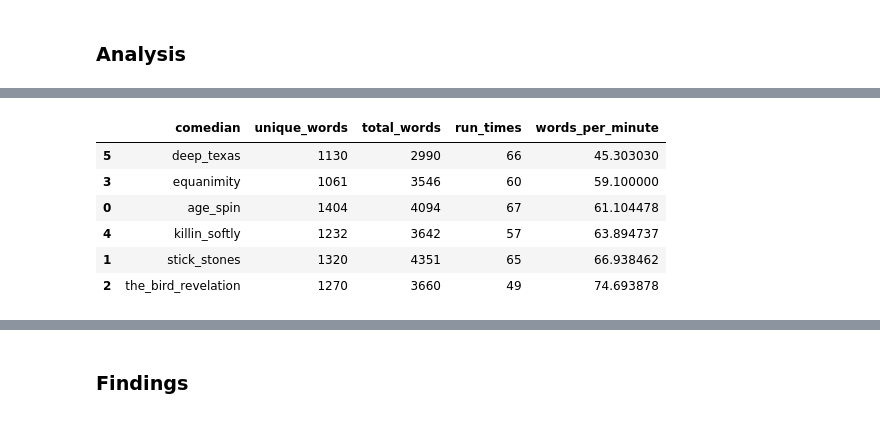
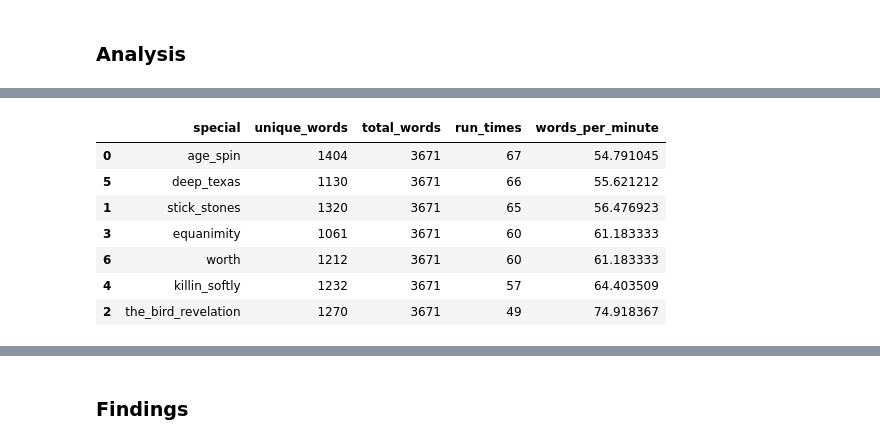
Before and after one commit to KwasiArhin/chappelle_comedy-, a Jupyter notebook: 2-Exploratory-Data-Analysis.ipynb, the cells around one changed output, grey strips where cells are left out. Cells and saved outputs as stored; diff of their text form; code cells hidden in the pictures.

```diff
--- a/2-Exploratory-Data-Analysis.ipynb
+++ b/2-Exploratory-Data-Analysis.ipynb
@@ -143,7 +143,7 @@ Counter(words).most_common()
 [interactive output not drawn]
 # %%
 # If more than 4 of the specials have it as a top word, exclude it from the list
-add_stop_words = [word for word, count in Counter(words).most_common() if count > 4]
+add_stop_words = [word for word, count in Counter(words).most_common() if count > 5]
 add_stop_words
 # %% [output]
 ['like',
@@ -197,7 +195,7 @@ from wordcloud import WordCloud
 wc = WordCloud(
     stopwords=stop_words,
     background_color="white",
-    colormap="autumn",
+    colormap="coolwarm_r",
     max_font_size=150,
     random_state=42,
 )
@@ -216,9 +214,10 @@ full_names = [
     "equanimity",
     "killin_softly",
     "deep_texas",
+    "worth",
 ]
-# Create subplots for each comedian
-for index, comedian in enumerate(data.columns):
+# Create subplots for each special
+for index, special in enumerate(data.columns):
     wc.generate(data_clean.transcript[comedian])
 
     plt.subplot(3, 4, index + 1)
@@ -241,17 +241,17 @@ plt.show()
 # %% [markdown]
 ### Analysis
 # %%
-# Find the number of unique words that each comedian uses
+# Find the number of unique words in each special
 
 # Identify the non-zero items in the document-term matrix, meaning that the word occurs at least once
 unique_list = []
-for comedian in data.columns:
-    uniques = data[comedian].nonzero()[0].size
+for special in data.columns:
+    uniques = data[special].nonzero()[0].size
     unique_list.append(uniques)
 
 # Create a new dataframe that contains this unique word count
 data_words = pd.DataFrame(
-    list(zip(full_names, unique_list)), columns=["comedian", "unique_words"]
+    list(zip(full_names, unique_list)), columns=["special", "unique_words"]
 )
 data_unique_sort = data_words.sort_values(by="unique_words")
 data_unique_sort
@@ -267,31 +268,32 @@ data_unique_sort
 # %%
 # Calculate the words per minute of each comedian
 
 # Find the total number of words that a comedian uses
 total_list = []
-for comedian in data.columns:
+for special in data.columns:
     totals = sum(data[comedian])
     total_list.append(totals)
 
 # Comedy special run times from IMDB, in minutes
-run_times = [67, 65, 49, 60, 57, 66]
+run_times = [67, 65, 49, 60, 57, 66, 60]
 
 # Let's add some columns to our dataframe
 data_words["total_words"] = total_list
 data_words["run_times"] = run_times
 data_words["words_per_minute"] = data_words["total_words"] / data_words["run_times"]
 
 # Sort the dataframe by words per minute to see who talks the slowest and fastest
 data_wpm_sort = data_words.sort_values(by="words_per_minute")
 data_wpm_sort
 # %% [output]
-|  | comedian | unique_words | total_words | run_times | words_per_minute |
-| 5 | deep_texas | 1130 | 2990 | 66 | 45.303030 |
-| 3 | equanimity | 1061 | 3546 | 60 | 59.100000 |
-| 0 | age_spin | 1404 | 4094 | 67 | 61.104478 |
-| 4 | killin_softly | 1232 | 3642 | 57 | 63.894737 |
-| 1 | stick_stones | 1320 | 4351 | 65 | 66.938462 |
-| 2 | the_bird_revelation | 1270 | 3660 | 49 | 74.693878 |
+|  | special | unique_words | total_words | run_times | words_per_minute |
+| 0 | age_spin | 1404 | 3671 | 67 | 54.791045 |
+| 5 | deep_texas | 1130 | 3671 | 66 | 55.621212 |
+| 1 | stick_stones | 1320 | 3671 | 65 | 56.476923 |
+| 3 | equanimity | 1061 | 3671 | 60 | 61.183333 |
+| 6 | worth | 1212 | 3671 | 60 | 61.183333 |
+| 4 | killin_softly | 1232 | 3671 | 57 | 64.403509 |
+| 2 | the_bird_revelation | 1270 | 3671 | 49 | 74.918367 |
 [interactive output not drawn]
 # %%
 # Let's plot our findings
```
Also changed, not shown: parts of 27 cells of this notebook, 4 other files.
